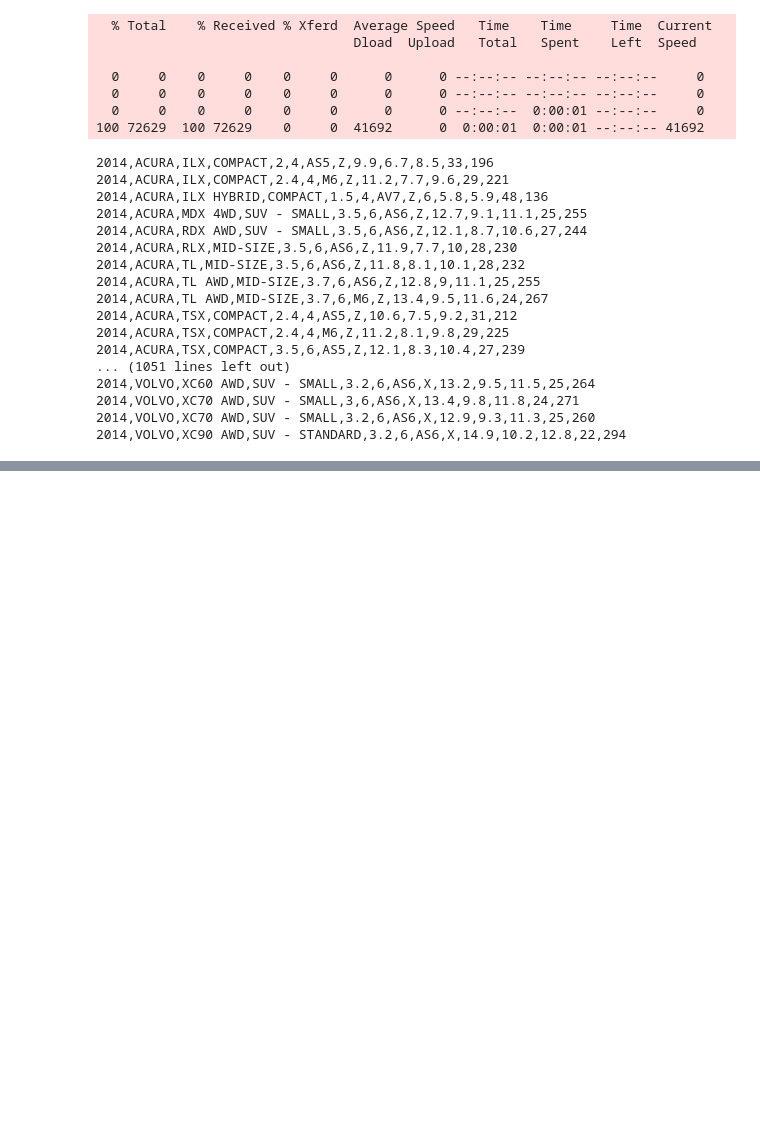
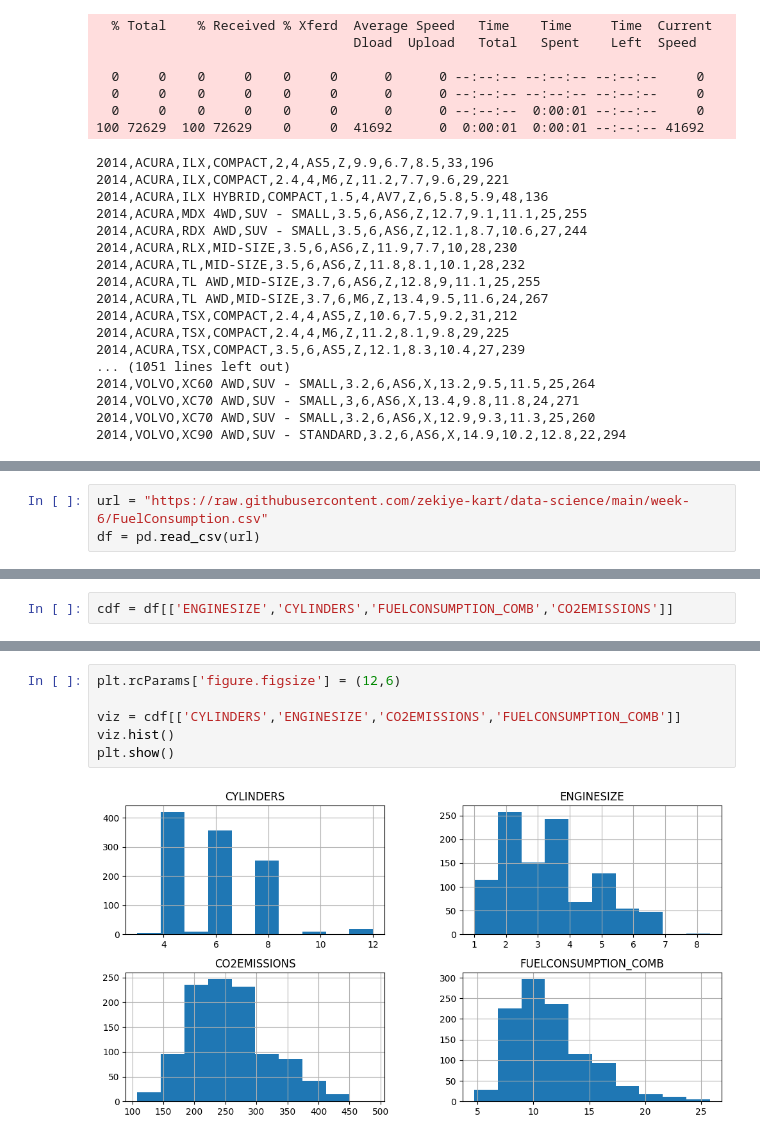
Before and after one commit to zekiye-kart/data-science, a Jupyter notebook: week-6/6-example.ipynb, the cells around one changed output, grey strips where cells are left out. Saved outputs shown, nothing was run; the diff lists cells and outputs as text; blank space fills up the shorter version.

```diff
--- a/week-6/6-example.ipynb
+++ b/week-6/6-example.ipynb
@@ -42,0 +38,3 @@ FileNotFoundError: [Errno 2] No such file or directory: 'FuelConsumption.csv'
+# %%
+url = "https://raw.githubusercontent.com/zekiye-kart/data-science/main/week-6/FuelConsumption.csv"
+df = pd.read_csv(url)
@@ -42,0 +85,2 @@ FileNotFoundError: [Errno 2] No such file or directory: 'FuelConsumption.csv'
+# %%
+cdf = df[['ENGINESIZE','CYLINDERS','FUELCONSUMPTION_COMB','CO2EMISSIONS']]
@@ -42,0 +101,8 @@ FileNotFoundError: [Errno 2] No such file or directory: 'FuelConsumption.csv'
+# %%
+plt.rcParams['figure.figsize'] = (12,6)
+
+viz = cdf[['CYLINDERS','ENGINESIZE','CO2EMISSIONS','FUELCONSUMPTION_COMB']]
+viz.hist()
+plt.show()
+# %% [output]
+[figure, added]
```
Also changed, not shown: parts of 17 cells of this notebook, 1 other file.
